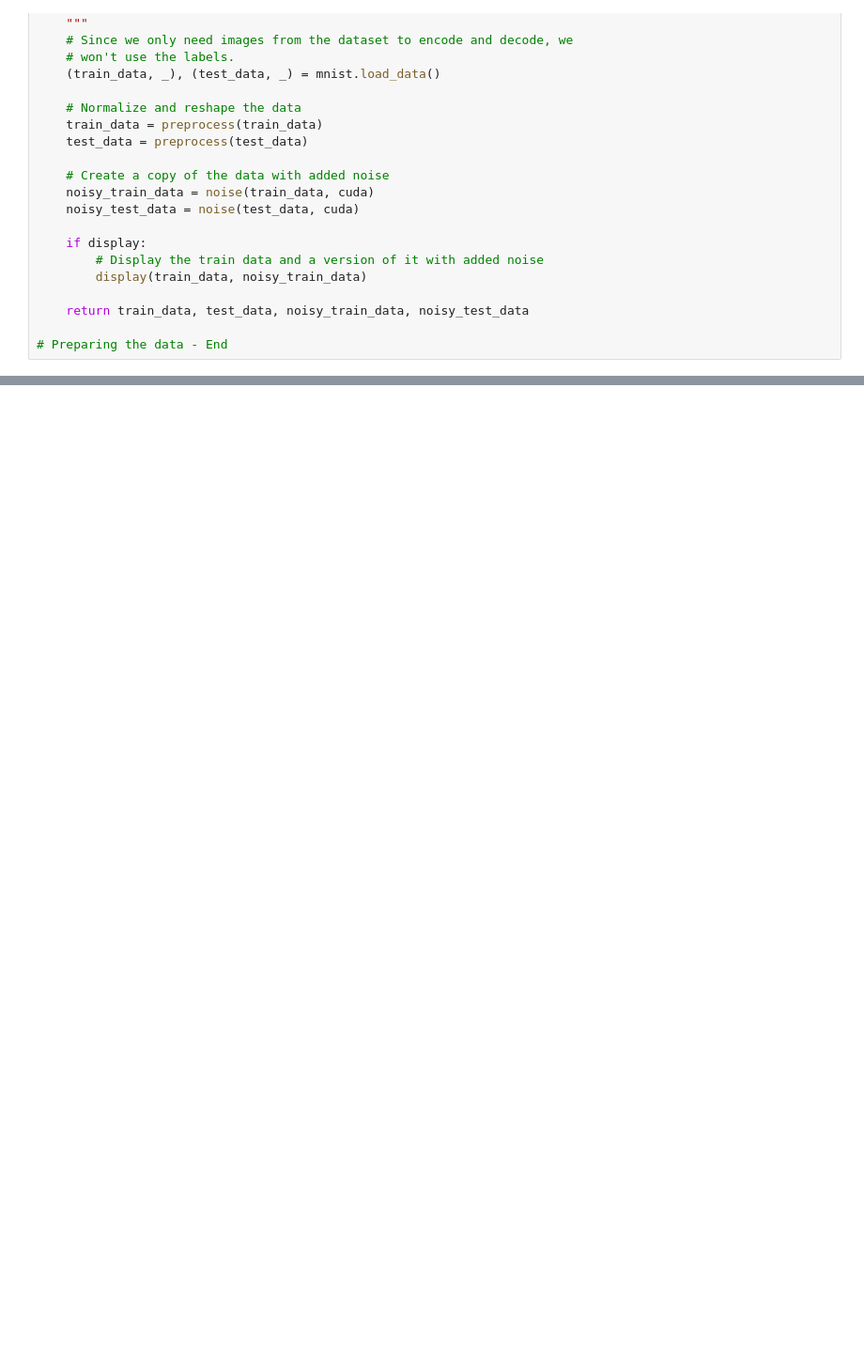
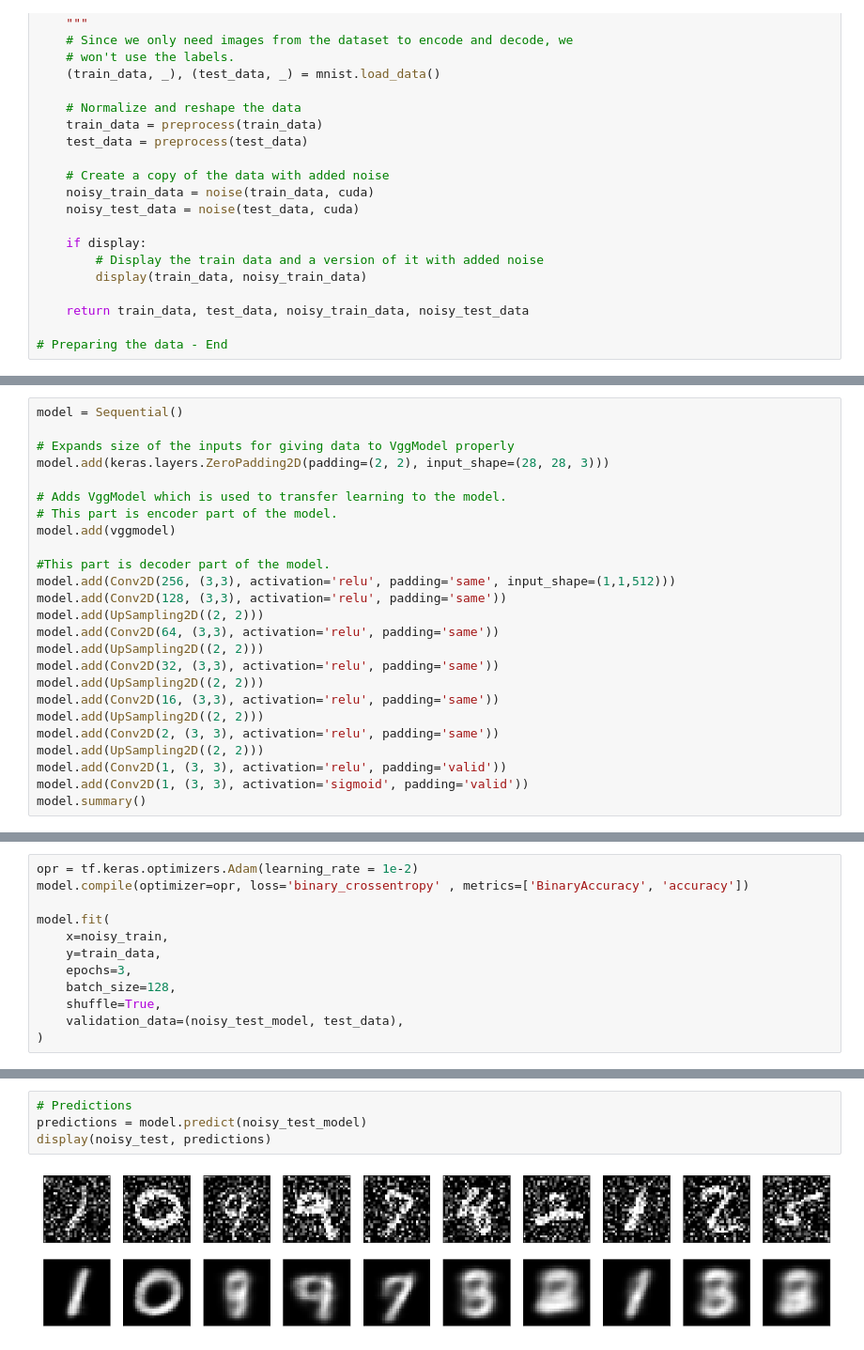
Before and after one commit to Mrfrktmrck19/Convolutional-autoencoder-for-image-denoising, a Jupyter notebook: Preprocess.ipynb, the cells around one changed output, grey strips where cells are left out. Shown at 94% size. Drawn from its saved outputs; the diff is of its cells as text; blank space fills up the shorter version.

```diff
--- a/Preprocess.ipynb
+++ b/Preprocess.ipynb
@@ -89,0 +137,25 @@ def preparingData(display_bool:bool, cuda:bool):
+# %%
+model = Sequential()
+
+# Expands size of the inputs for giving data to VggModel properly
+model.add(keras.layers.ZeroPadding2D(padding=(2, 2), input_shape=(28, 28, 3)))
+
+# Adds VggModel which is used to transfer learning to the model.
+# This part is encoder part of the model.
+model.add(vggmodel)
+
+#This part is decoder part of the model.
+model.add(Conv2D(256, (3,3), activation='relu', padding='same', input_shape=(1,1,512)))
+model.add(Conv2D(128, (3,3), activation='relu', padding='same'))
+model.add(UpSampling2D((2, 2)))
+model.add(Conv2D(64, (3,3), activation='relu', padding='same'))
+model.add(UpSampling2D((2, 2)))
+model.add(Conv2D(32, (3,3), activation='relu', padding='same'))
+model.add(UpSampling2D((2, 2)))
+model.add(Conv2D(16, (3,3), activation='relu', padding='same'))
+model.add(UpSampling2D((2, 2)))
+model.add(Conv2D(2, (3, 3), activation='relu', padding='same'))
+model.add(UpSampling2D((2, 2)))
+model.add(Conv2D(1, (3, 3), activation='relu', padding='valid'))
+model.add(Conv2D(1, (3, 3), activation='sigmoid', padding='valid'))
+model.summary()
@@ -89,0 +180,12 @@ def preparingData(display_bool:bool, cuda:bool):
+# %%
+opr = tf.keras.optimizers.Adam(learning_rate = 1e-2)
+model.compile(optimizer=opr, loss='binary_crossentropy' , metrics=['BinaryAccuracy', 'accuracy'])
+
+model.fit(
+    x=noisy_train,
+    y=train_data,
+    epochs=3,
+    batch_size=128,
+    shuffle=True,
+    validation_data=(noisy_test_model, test_data),
+)
@@ -89,0 +200,6 @@ def preparingData(display_bool:bool, cuda:bool):
+# %%
+# Predictions
+predictions = model.predict(noisy_test_model)
+display(noisy_test, predictions)
+# %% [output]
+[figure, added]
```
Also changed, not shown: parts of 13 cells of this notebook.
